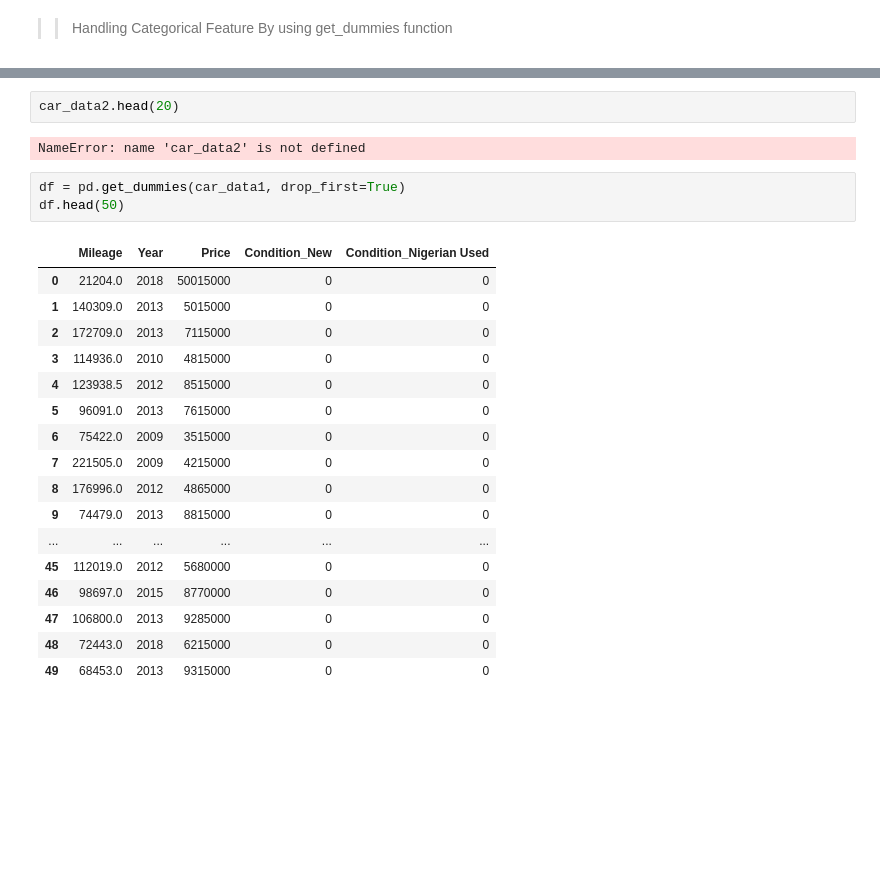
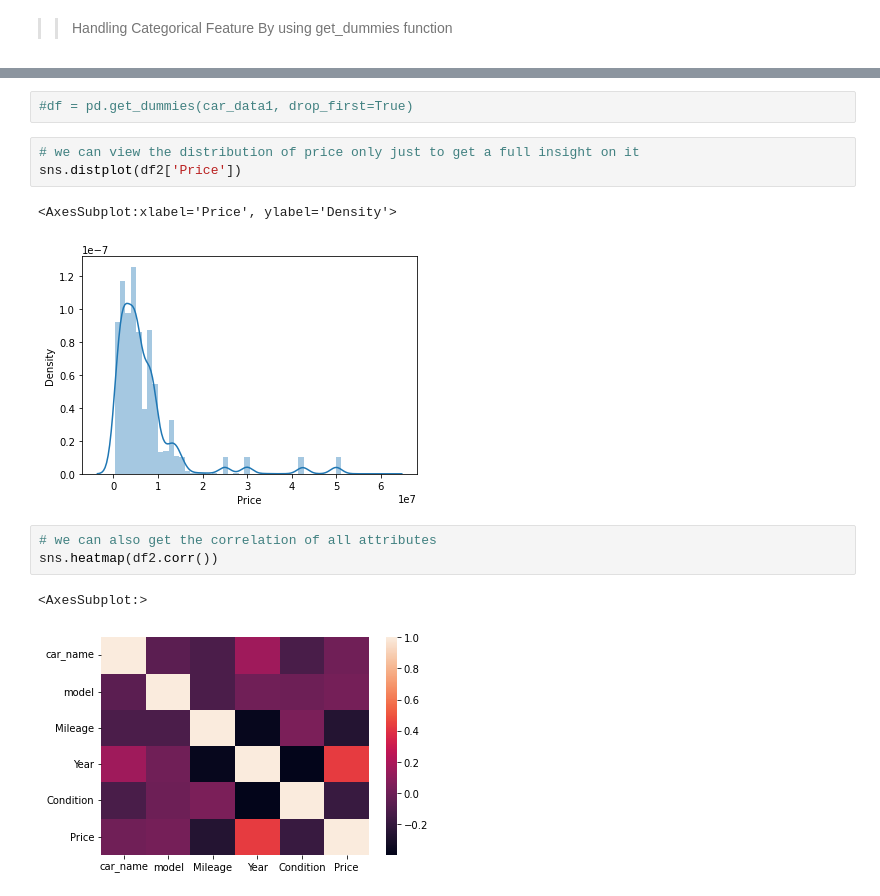
Before and after one commit to dewaleofficial/Car-Price-Prediction, a Jupyter notebook: ML_models/ML_models.ipynb, the cells around one changed output, grey strips where cells are left out. Drawn from its saved outputs; the diff is of its cells as text; blank space fills up the shorter version.

```diff
--- a/ML_models/ML_models.ipynb
+++ b/ML_models/ML_models.ipynb
@@ -90,25 +151,14 @@ SyntaxError: invalid syntax (Temp/ipykernel_1684/3354650660.py, line 1)
-# %%
-car_data2.head(20)
-# %% [output]
-NameError: name 'car_data2' is not defined
 # %%
-df = pd.get_dummies(car_data1, drop_first=True)
-df.head(50)
+#df = pd.get_dummies(car_data1, drop_first=True)
-# %% [output]
-|  | Mileage | Year | Price | Condition_New | Condition_Nigerian Used |
-| 0 | 21204.0 | 2018 | 50015000 | 0 | 0 |
-| 1 | 140309.0 | 2013 | 5015000 | 0 | 0 |
-| 2 | 172709.0 | 2013 | 7115000 | 0 | 0 |
-| 3 | 114936.0 | 2010 | 4815000 | 0 | 0 |
-| 4 | 123938.5 | 2012 | 8515000 | 0 | 0 |
-| 5 | 96091.0 | 2013 | 7615000 | 0 | 0 |
-| 6 | 75422.0 | 2009 | 3515000 | 0 | 0 |
-| 7 | 221505.0 | 2009 | 4215000 | 0 | 0 |
-| 8 | 176996.0 | 2012 | 4865000 | 0 | 0 |
-| 9 | 74479.0 | 2013 | 8815000 | 0 | 0 |
-| ... | ... | ... | ... | ... | ... |
-| 45 | 112019.0 | 2012 | 5680000 | 0 | 0 |
-| 46 | 98697.0 | 2015 | 8770000 | 0 | 0 |
-| 47 | 106800.0 | 2013 | 9285000 | 0 | 0 |
-| 48 | 72443.0 | 2018 | 6215000 | 0 | 0 |
-| 49 | 68453.0 | 2013 | 9315000 | 0 | 0 |
+# %%
+# we can view the distribution of price only just to get a full insight on it
+sns.distplot(df2['Price'])
+# %% [output]
+<AxesSubplot:xlabel='Price', ylabel='Density'>
+[figure, added]
+# %%
+# we can also get the correlation of all attributes
+sns.heatmap(df2.corr())
+# %% [output]
+<AxesSubplot:>
+[figure, added]
```
Also changed, not shown: parts of 16 cells of this notebook.
